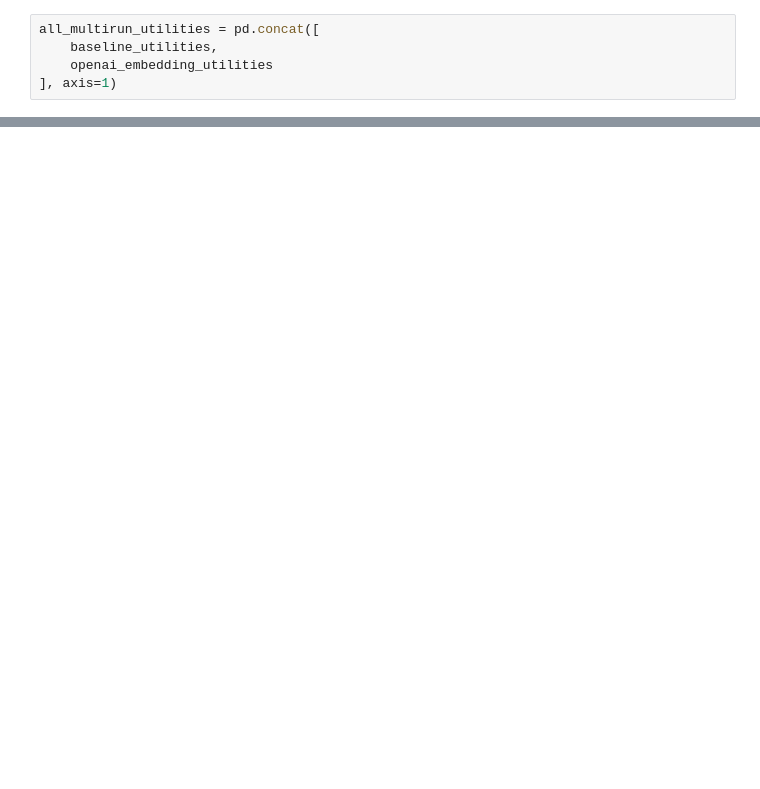
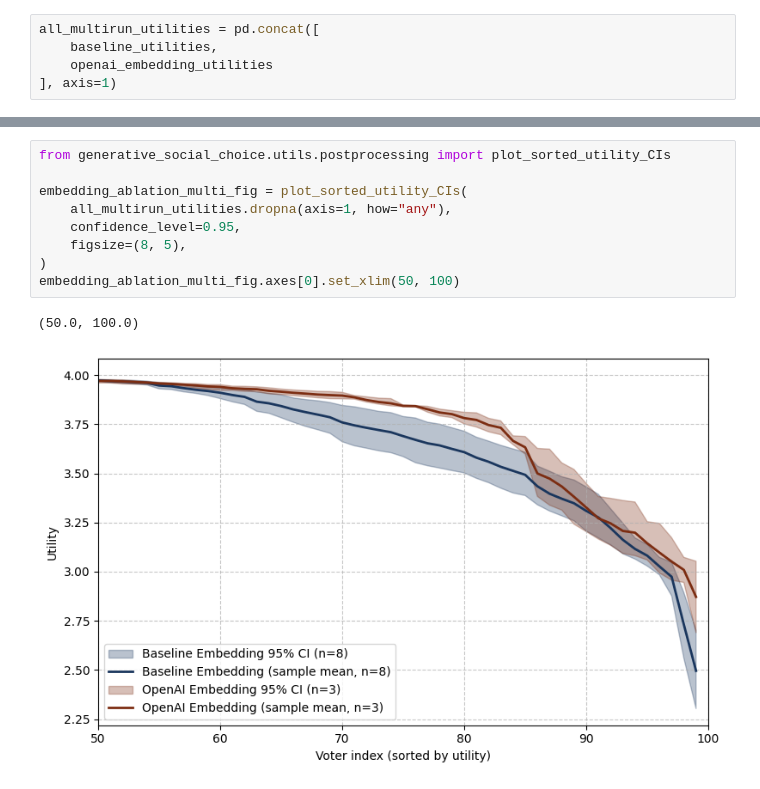
Before and after one commit to aaron-sandoval/generative_social_choice, a Jupyter notebook: generative_social_choice/plots/ablation_embeddings.ipynb, the cells around one changed output, grey strips where cells are left out. Cells and saved outputs as stored; diff of their text form; blank space fills up the shorter version.

```diff
--- a/generative_social_choice/plots/ablation_embeddings.ipynb
+++ b/generative_social_choice/plots/ablation_embeddings.ipynb
@@ -147,3 +151,15 @@ embedding_ablation_multi_fig = plot_sorted_utility_distributions(all_multirun_ut
+# %%
+from generative_social_choice.utils.postprocessing import plot_sorted_utility_CIs
+
+embedding_ablation_multi_fig = plot_sorted_utility_CIs(
+    all_multirun_utilities.dropna(axis=1, how="any"),
+    confidence_level=0.95,
+    figsize=(8, 5),
+)
+embedding_ablation_multi_fig.axes[0].set_xlim(50, 100)
+# %% [output]
+(50.0, 100.0)
+[figure, added]
 # %%
 scalar_utility_metrics(all_multirun_utilities)
 # %% [output]
```
Also changed, not shown: parts of 4 cells of this notebook, 1 other file.
